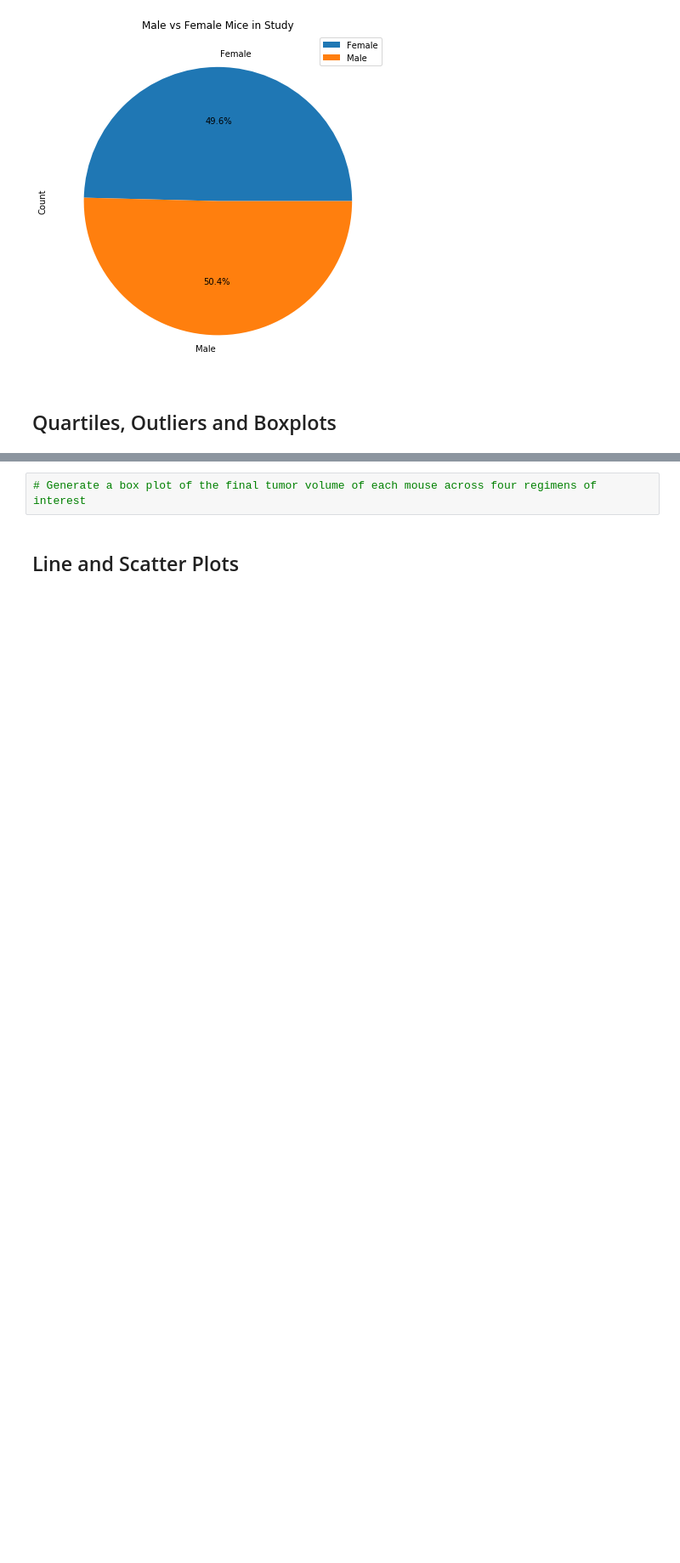
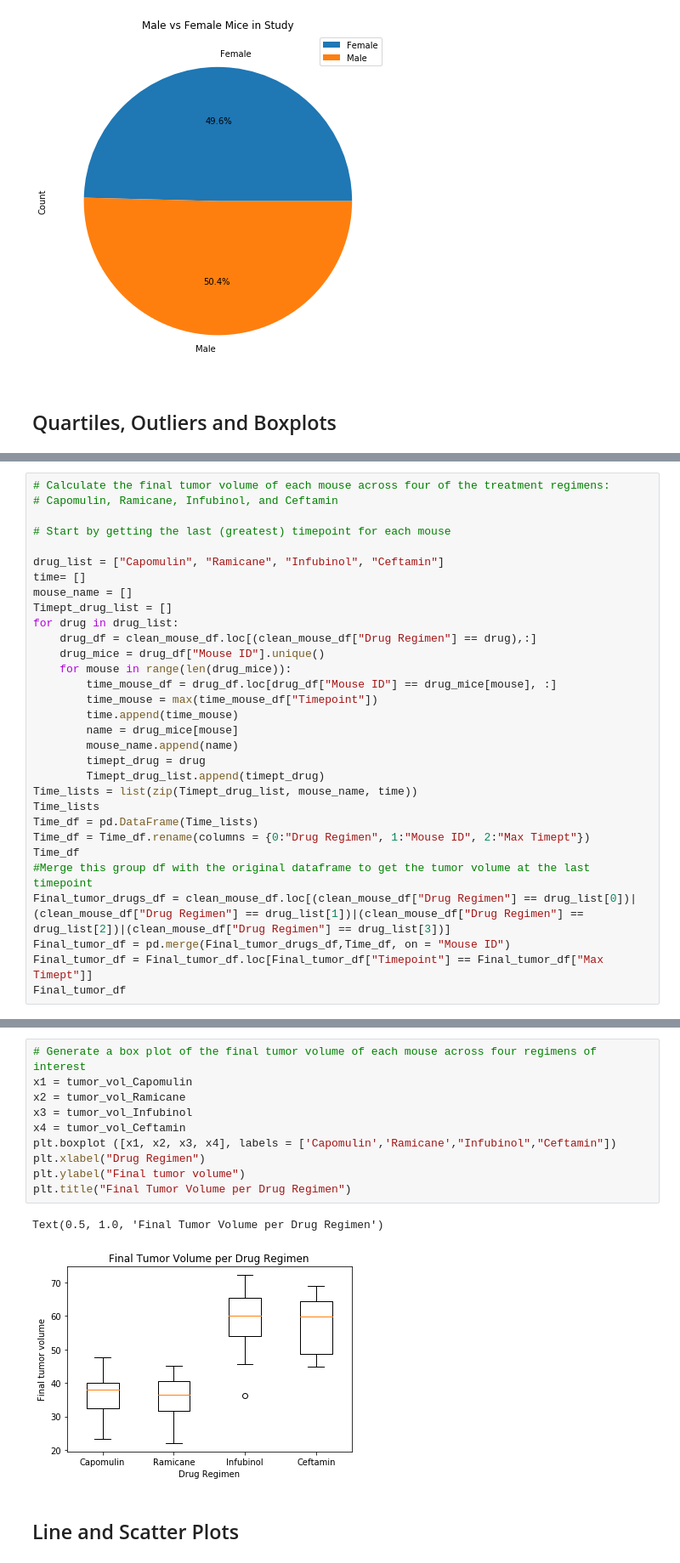
Before and after one commit to apizzo1/matplotlib-challenge, a Jupyter notebook: pymaceuticals_AP.ipynb, the cells around one changed output, grey strips where cells are left out. Shown at 85% size. Drawn from its saved outputs; the diff is of its cells as text; blank space fills up the shorter version.

Commit message:
Working on Quartiles, Outliers and Boxplots

```diff
--- a/pymaceuticals_AP.ipynb
+++ b/pymaceuticals_AP.ipynb
@@ -285,0 +247,31 @@ array(['s185', 'x401', 'm601', 'f966', 'u364', 'y793', 'r554', 'm957',
+# %%
+# Calculate the final tumor volume of each mouse across four of the treatment regimens:
+# Capomulin, Ramicane, Infubinol, and Ceftamin
+
+# Start by getting the last (greatest) timepoint for each mouse
+
+drug_list = ["Capomulin", "Ramicane", "Infubinol", "Ceftamin"]
+time= []
+mouse_name = []
+Timept_drug_list = []
+for drug in drug_list:
+    drug_df = clean_mouse_df.loc[(clean_mouse_df["Drug Regimen"] == drug),:]
+    drug_mice = drug_df["Mouse ID"].unique()
+    for mouse in range(len(drug_mice)):
+        time_mouse_df = drug_df.loc[drug_df["Mouse ID"] == drug_mice[mouse], :]
+        time_mouse = max(time_mouse_df["Timepoint"])
+        time.append(time_mouse)
+        name = drug_mice[mouse]
+        mouse_name.append(name)
+        timept_drug = drug
+        Timept_drug_list.append(timept_drug)
+Time_lists = list(zip(Timept_drug_list, mouse_name, time))
+Time_lists
+Time_df = pd.DataFrame(Time_lists)
+Time_df = Time_df.rename(columns = {0:"Drug Regimen", 1:"Mouse ID", 2:"Max Timept"})
+Time_df
+#Merge this group df with the original dataframe to get the tumor volume at the last timepoint
+Final_tumor_drugs_df = clean_mouse_df.loc[(clean_mouse_df["Drug Regimen"] == drug_list[0])|(clean_mouse_df["Drug Regimen"] == drug_list[1])|(clean_mouse_df["Drug Regimen"] == drug_list[2])|(clean_mouse_df["Drug Regimen"] == drug_list[3])]
+Final_tumor_df = pd.merge(Final_tumor_drugs_df,Time_df, on = "Mouse ID")
+Final_tumor_df = Final_tumor_df.loc[Final_tumor_df["Timepoint"] == Final_tumor_df["Max Timept"]]
+Final_tumor_df
@@ -286,5 +375,16 @@ array(['s185', 'x401', 'm601', 'f966', 'u364', 'y793', 'r554', 'm957',
 # %%
 # Generate a box plot of the final tumor volume of each mouse across four regimens of interest
+x1 = tumor_vol_Capomulin
+x2 = tumor_vol_Ramicane
+x3 = tumor_vol_Infubinol
+x4 = tumor_vol_Ceftamin
+plt.boxplot ([x1, x2, x3, x4], labels = ['Capomulin','Ramicane',"Infubinol","Ceftamin"])
+plt.xlabel("Drug Regimen")
+plt.ylabel("Final tumor volume")
+plt.title("Final Tumor Volume per Drug Regimen")
+# %% [output]
+Text(0.5, 1.0, 'Final Tumor Volume per Drug Regimen')
+[figure, added]
 # %% [markdown]
 ## Line and Scatter Plots
 # %%
```
Also changed, not shown: parts of 4 cells of this notebook.
